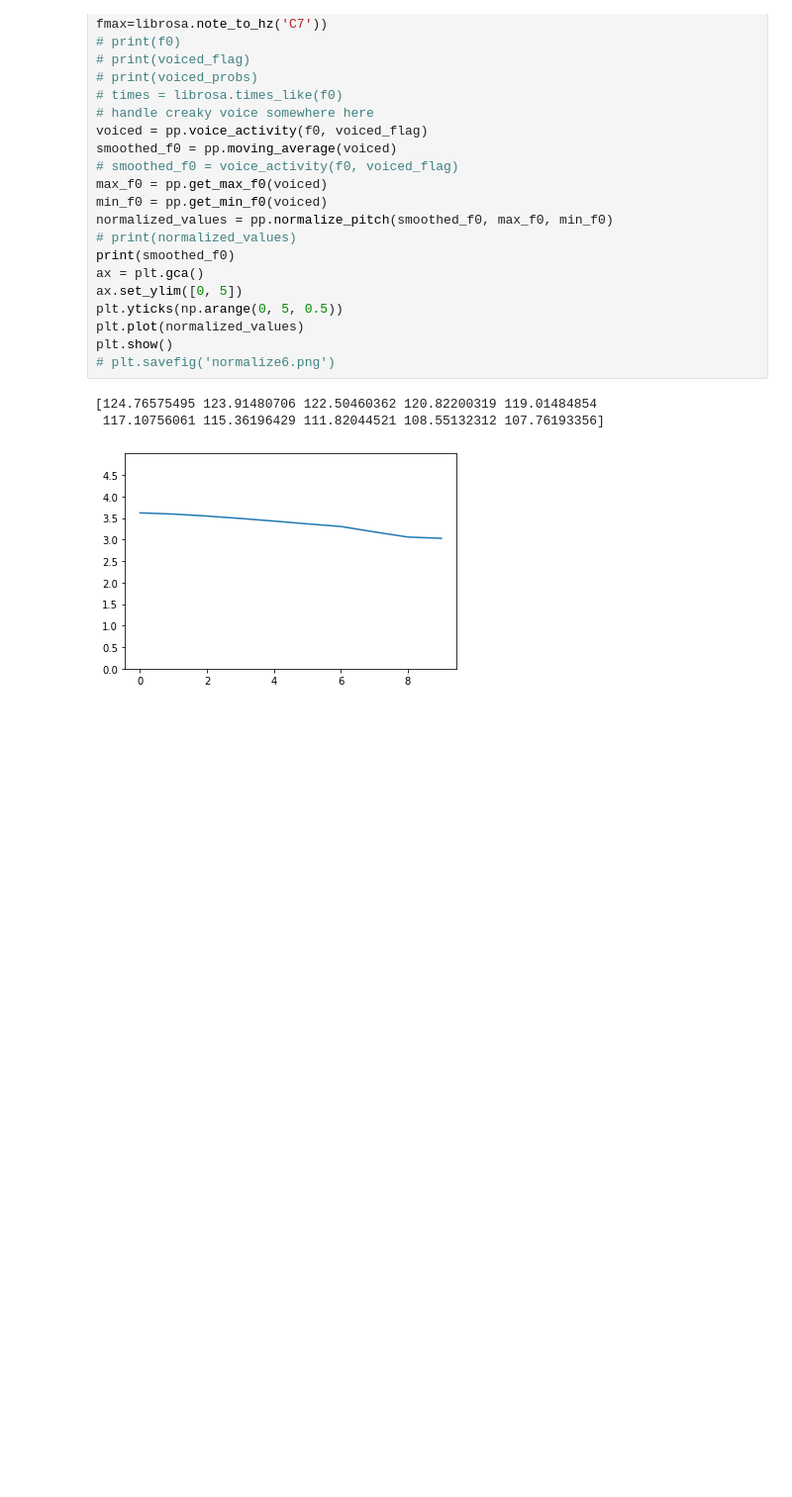
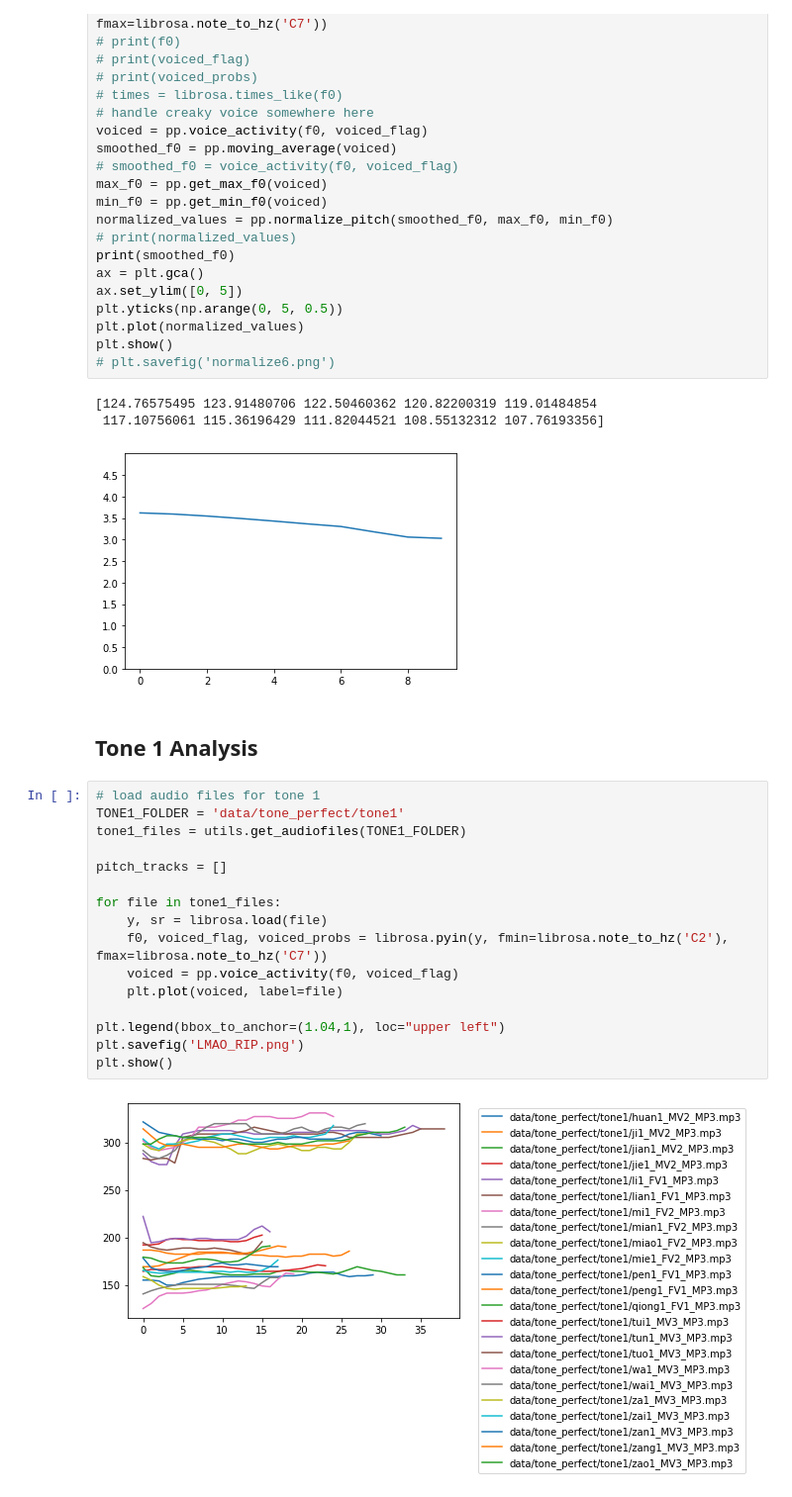
Before and after one commit to saltyseadawg/tonami-package, a Jupyter notebook: tone_notebook.ipynb, the cells around one changed output. Shown at 99% size. Saved outputs shown, nothing was run; the diff lists cells and outputs as text; blank space fills up the shorter version.

Commit message:
- patch: add function to get list of mp3 files in directory - patch: generate graph of pitch tracks without normalization - fix: get_audiofiles searches provided folder path

```diff
--- a/tone_notebook.ipynb
+++ b/tone_notebook.ipynb
@@ -44,3 +45,23 @@ plt.show()
 [124.76575495 123.91480706 122.50460362 120.82200319 119.01484854
  117.10756061 115.36196429 111.82044521 108.55132312 107.76193356]
 [figure]
+# %% [markdown]
+## Tone 1 Analysis
+# %%
+# load audio files for tone 1
+TONE1_FOLDER = 'data/tone_perfect/tone1'
+tone1_files = utils.get_audiofiles(TONE1_FOLDER)
+
+pitch_tracks = []
+
+for file in tone1_files:
+    y, sr = librosa.load(file)
+    f0, voiced_flag, voiced_probs = librosa.pyin(y, fmin=librosa.note_to_hz('C2'), fmax=librosa.note_to_hz('C7'))
+    voiced = pp.voice_activity(f0, voiced_flag)
+    plt.plot(voiced, label=file)
+
+plt.legend(bbox_to_anchor=(1.04,1), loc="upper left")
+plt.savefig('LMAO_RIP.png')
+plt.show()
+# %% [output]
+[figure, added]
```
Also changed, not shown: parts of 1 cell of this notebook, 1 other file.
